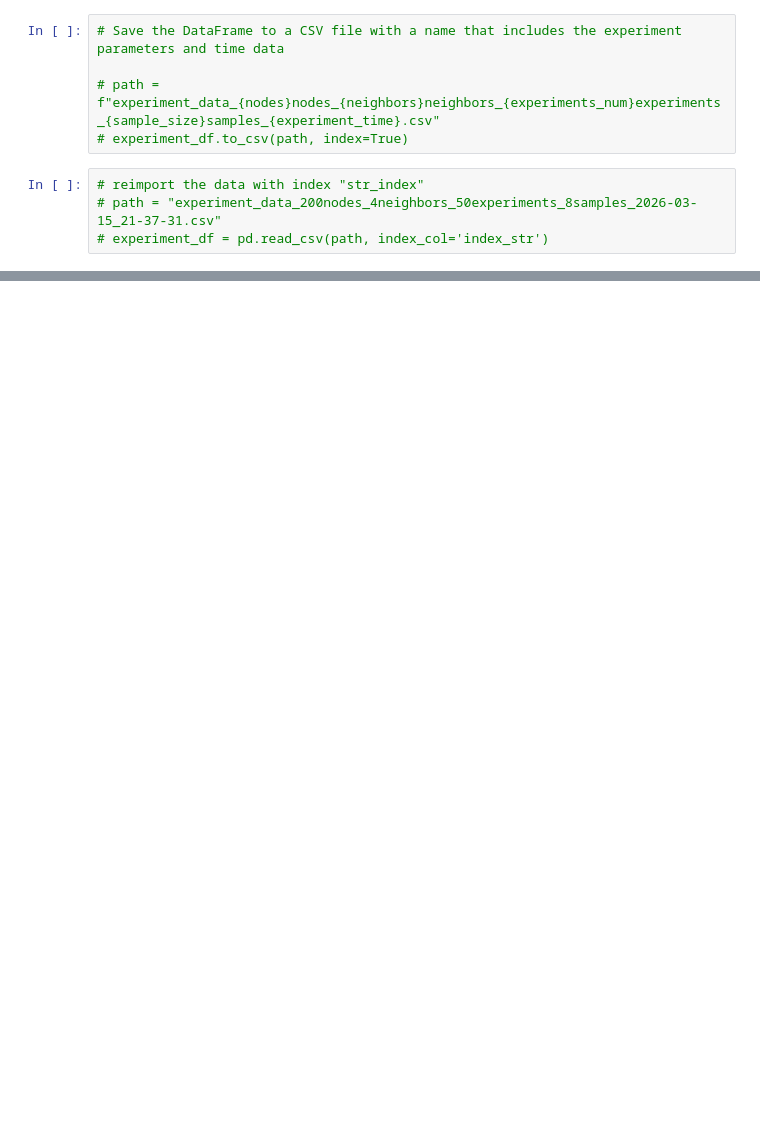
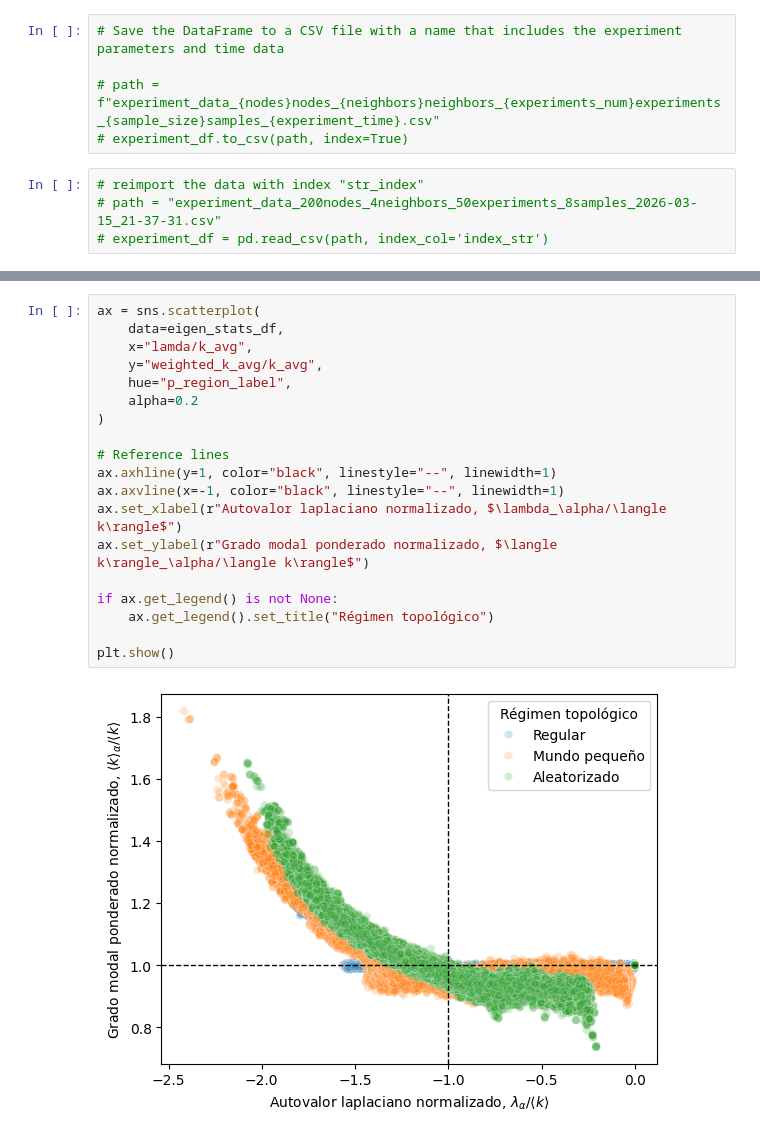
Before and after one commit to ChristianJFG/small_world_criminality, a Jupyter notebook: ring.ipynb, the cells around one changed output, grey strips where cells are left out. Drawn from its saved outputs; the diff is of its cells as text; blank space fills up the shorter version.

```diff
--- a/ring.ipynb
+++ b/ring.ipynb
@@ -888,0 +889,21 @@ Error:
+# %%
+ax = sns.scatterplot(
+    data=eigen_stats_df,
+    x="lamda/k_avg",
+    y="weighted_k_avg/k_avg",
+    hue="p_region_label",
+    alpha=0.2
+)
+
+# Reference lines
+ax.axhline(y=1, color="black", linestyle="--", linewidth=1)
+ax.axvline(x=-1, color="black", linestyle="--", linewidth=1)
+ax.set_xlabel(r"Autovalor laplaciano normalizado, $\lambda_\alpha/\langle k\rangle$")
+ax.set_ylabel(r"Grado modal ponderado normalizado, $\langle k\rangle_\alpha/\langle k\rangle$")
+
+if ax.get_legend() is not None:
+    ax.get_legend().set_title("Régimen topológico")
+
+plt.show()
+# %% [output]
+[figure, added]
```
Also changed, not shown: parts of 19 cells of this notebook, 2 other files.
